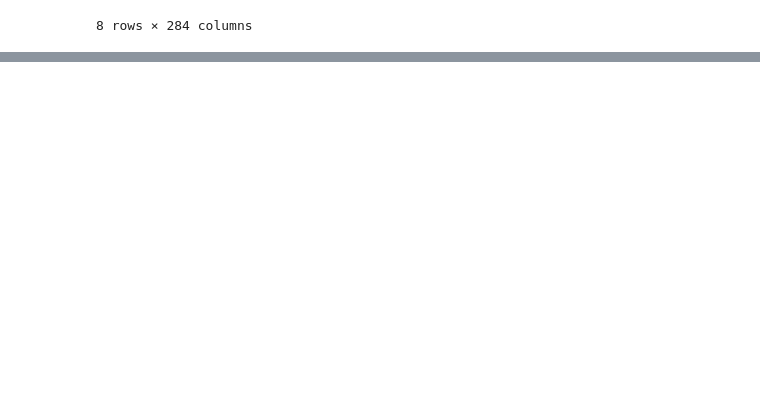
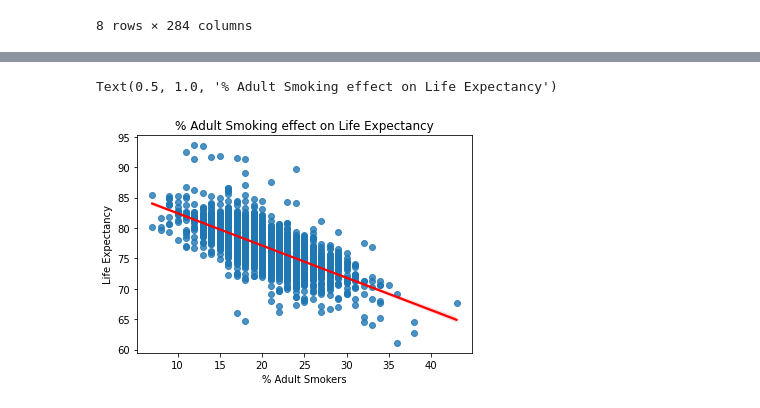
Before and after one commit to MDaily7/Life-Expectancy-In-the-US, a Jupyter notebook: Health Rankings Data/Import and Explore Health Rankings Data.ipynb, the cells around one changed output, grey strips where cells are left out. Drawn from its saved outputs; the diff is of its cells as text; code cells hidden in the pictures; blank space fills up the shorter version.

```diff
--- a/Health Rankings Data/Import and Explore Health Rankings Data.ipynb
+++ b/Health Rankings Data/Import and Explore Health Rankings Data.ipynb
@@ -168,0 +259,9 @@ sns.heatmap(health_measures_df.corr(), cmap='Blues')
+# %%
+# plot life expectancy by % of smokers removing the same outliers
+sns.regplot(df3[('Adult smoking', '% Smokers')], df5[('Life expectancy', 'Life Expectancy')], line_kws={'color':'red'} )
+plt.xlabel('% Adult Smokers')
+plt.ylabel('Life Expectancy')
+plt.title('% Adult Smoking effect on Life Expectancy')
+# %% [output]
+Text(0.5, 1.0, '% Adult Smoking effect on Life Expectancy')
+[figure, added]
```
Also changed, not shown: parts of 7 cells of this notebook.
